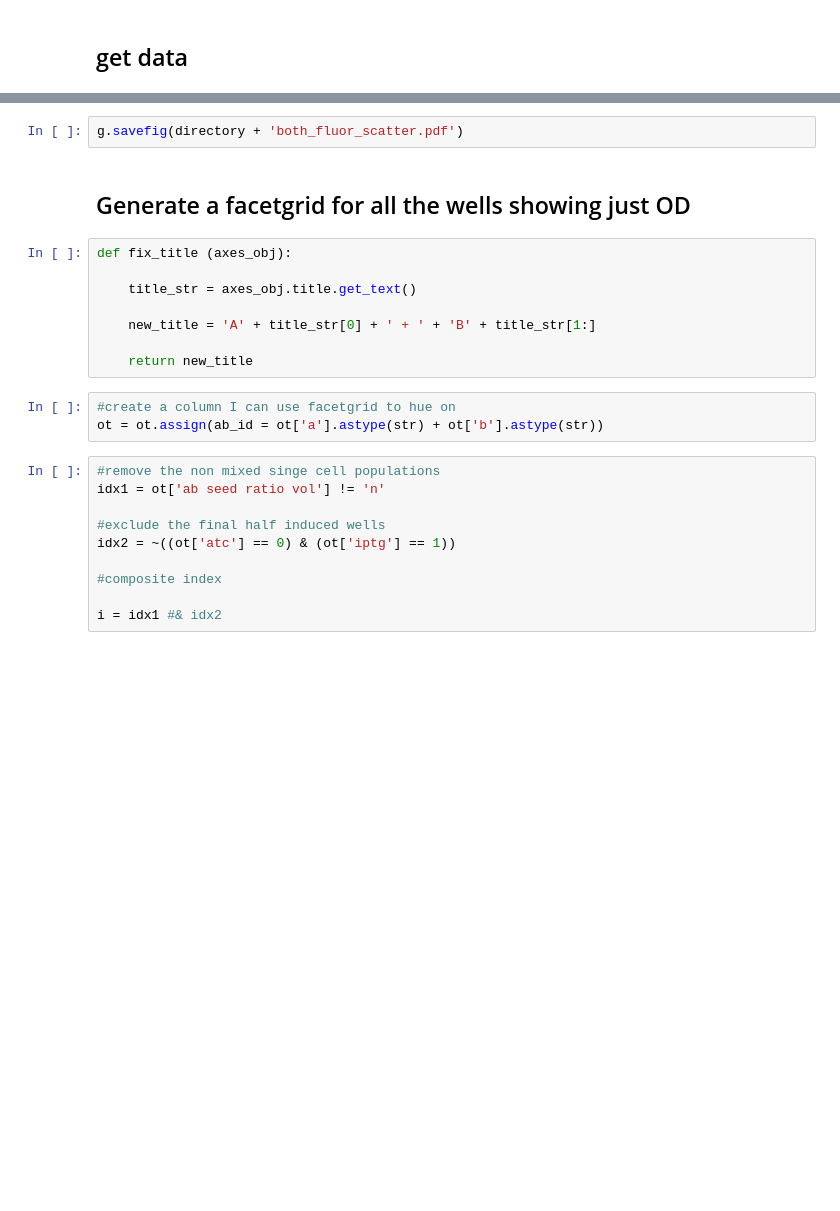
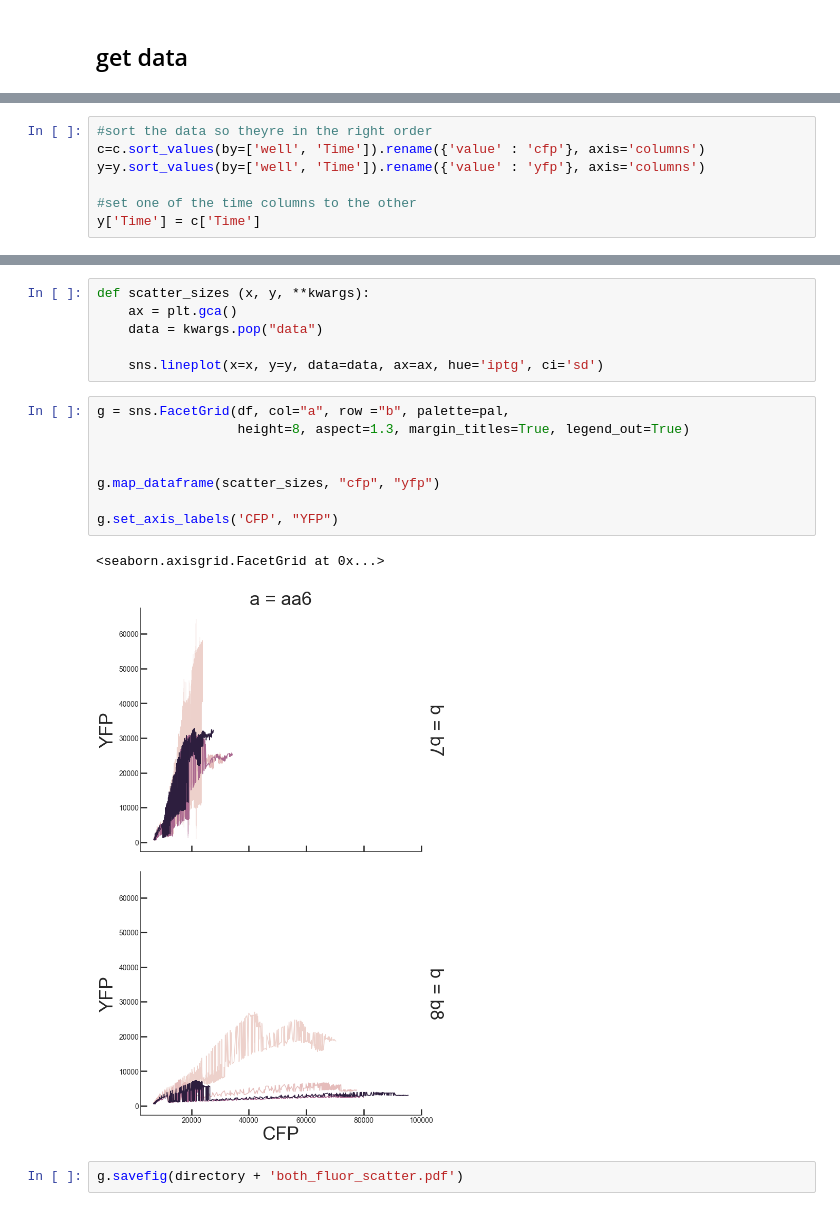
Before and after one commit to geezerbriefs/xpspython, a Jupyter notebook: biotek/plot A=B biotek data.ipynb, the cells around one changed output, grey strips where cells are left out. Saved outputs shown, nothing was run; the diff lists cells and outputs as text; blank space fills up the shorter version.

```diff
--- a/biotek/plot A=B biotek data.ipynb
+++ b/biotek/plot A=B biotek data.ipynb
@@ -138,0 +182,7 @@ axes = g.axes.flatten()
+# %%
+#sort the data so theyre in the right order
+c=c.sort_values(by=['well', 'Time']).rename({'value' : 'cfp'}, axis='columns')
+y=y.sort_values(by=['well', 'Time']).rename({'value' : 'yfp'}, axis='columns')
+
+#set one of the time columns to the other
+y['Time'] = c['Time']
@@ -139,25 +239,19 @@ axes = g.axes.flatten()
+# %%
+def scatter_sizes (x, y, **kwargs):
+    ax = plt.gca()
+    data = kwargs.pop("data")
+
+    sns.lineplot(x=x, y=y, data=data, ax=ax, hue='iptg', ci='sd')
+# %%
+g = sns.FacetGrid(df, col="a", row ="b", palette=pal,
+                  height=8, aspect=1.3, margin_titles=True, legend_out=True)
+
+
+g.map_dataframe(scatter_sizes, "cfp", "yfp")
+
+g.set_axis_labels('CFP', "YFP")
+# %% [output]
+<seaborn.axisgrid.FacetGrid at 0x...>
+[figure, added]
 # %%
 g.savefig(directory + 'both_fluor_scatter.pdf')
-# %% [markdown]
-## Generate a facetgrid for all the wells showing just OD
-# %%
-def fix_title (axes_obj):
-
-    title_str = axes_obj.title.get_text()
-
-    new_title = 'A' + title_str[0] + ' + ' + 'B' + title_str[1:]
-
-    return new_title
-# %%
-#create a column I can use facetgrid to hue on
-ot = ot.assign(ab_id = ot['a'].astype(str) + ot['b'].astype(str))
-# %%
-#remove the non mixed singe cell populations
-idx1 = ot['ab seed ratio vol'] != 'n'
-
-#exclude the final half induced wells
-idx2 = ~((ot['atc'] == 0) & (ot['iptg'] == 1))
-
-#composite index
-
-i = idx1 #& idx2
```
Also changed, not shown: parts of 50 cells of this notebook.
